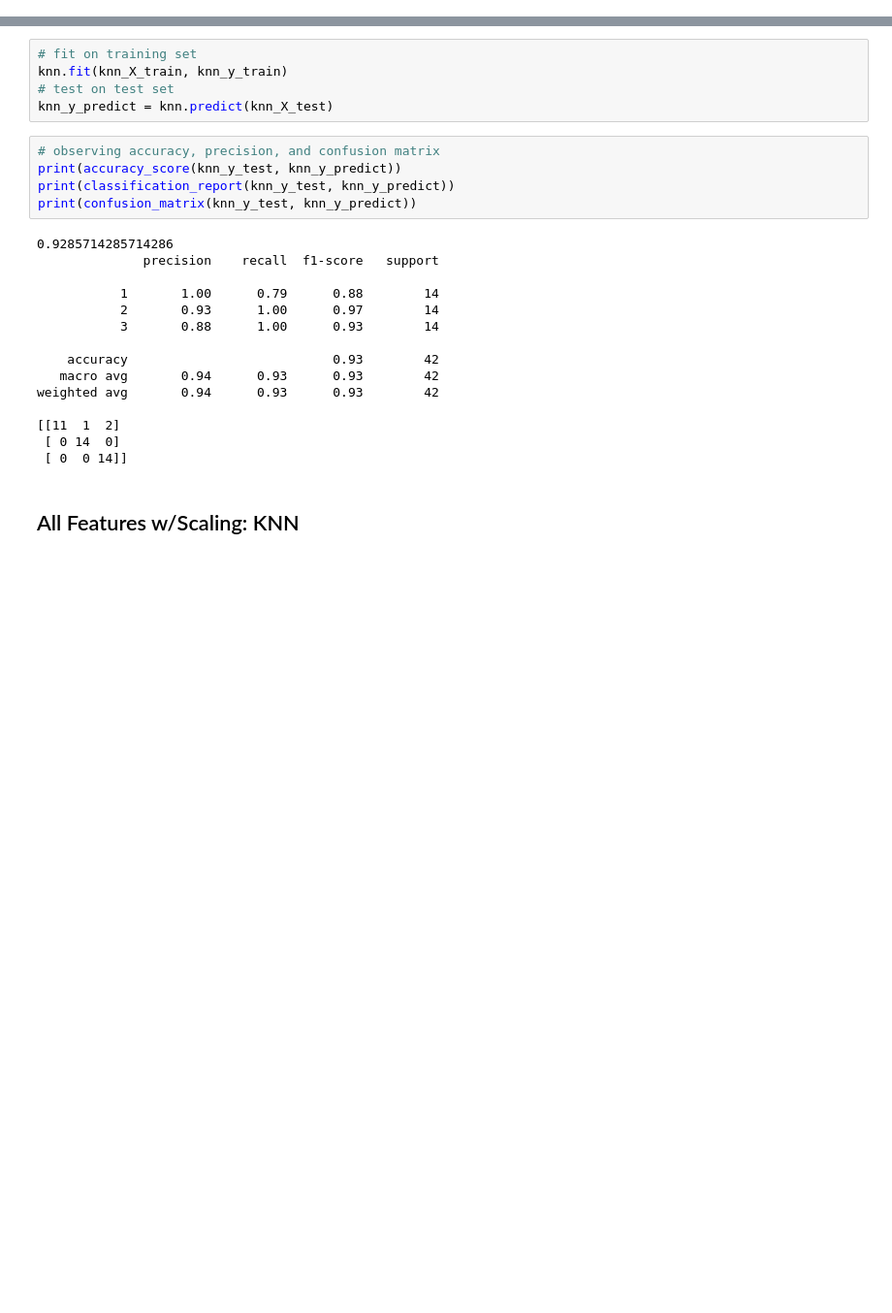
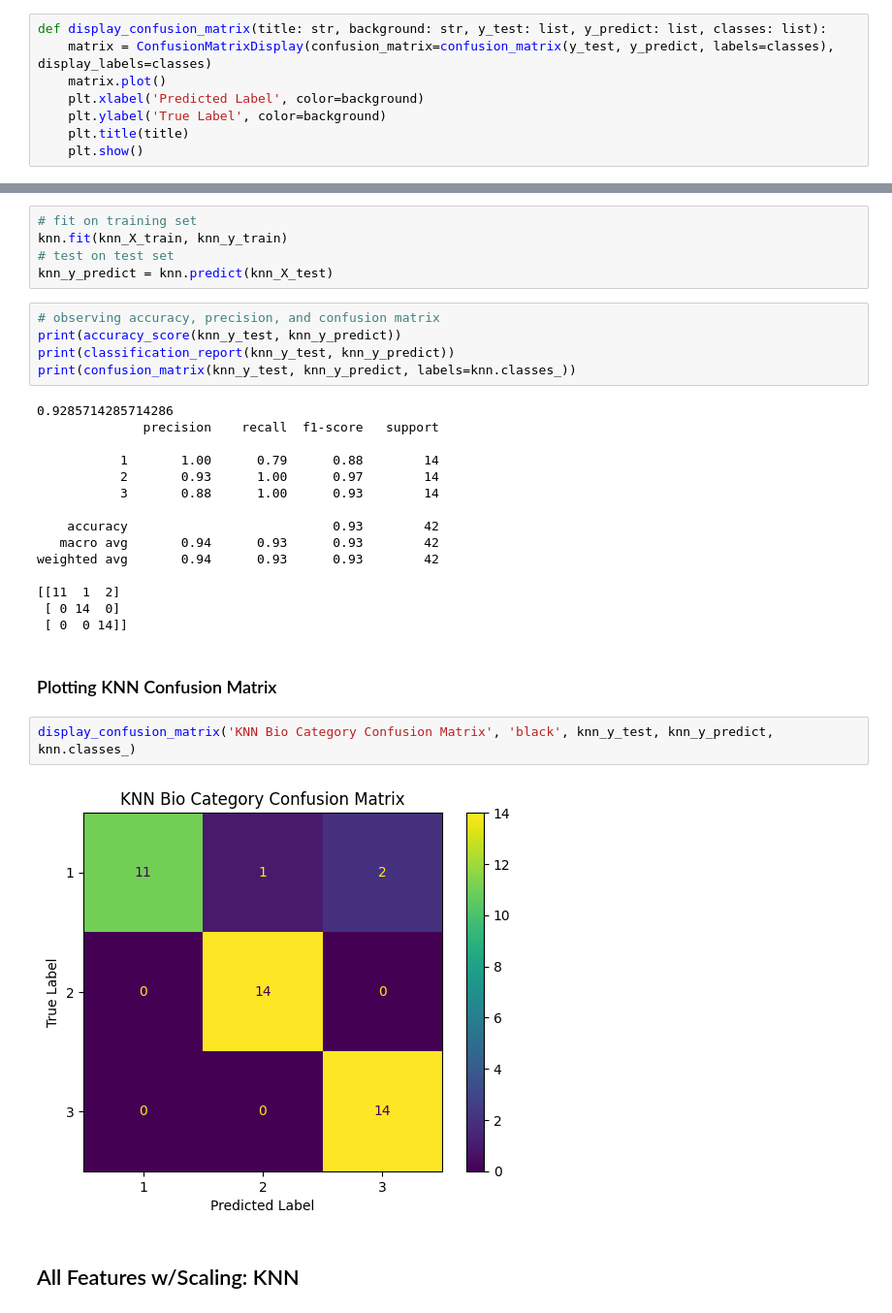
Before and after one commit to t-lnguyen/machine-learning-w-python, a Jupyter notebook: assignments/A3/src/7324.A3.KNNvDT.submit.ipynb, the cells around one changed output, grey strips where cells are left out. Shown at 97% size. Drawn from its saved outputs; the diff is of its cells as text; blank space fills up the shorter version.

Commit message:
add plots of confusion matrix

```diff
--- a/assignments/A3/src/7324.A3.KNNvDT.submit.ipynb
+++ b/assignments/A3/src/7324.A3.KNNvDT.submit.ipynb
@@ -20,3 +21,11 @@ import time
+# %%
+def display_confusion_matrix(title: str, background: str, y_test: list, y_predict: list, classes: list):
+    matrix = ConfusionMatrixDisplay(confusion_matrix=confusion_matrix(y_test, y_predict, labels=classes), display_labels=classes)
+    matrix.plot()
+    plt.xlabel('Predicted Label', color=background)
+    plt.ylabel('True Label', color=background)
+    plt.title(title)
+    plt.show()
 # %% [markdown]
 ## Loading dataset
 # %%
@@ -73,7 +82,7 @@ knn_y_predict = knn.predict(knn_X_test)
 # observing accuracy, precision, and confusion matrix
 print(accuracy_score(knn_y_test, knn_y_predict))
 print(classification_report(knn_y_test, knn_y_predict))
-print(confusion_matrix(knn_y_test, knn_y_predict))
+print(confusion_matrix(knn_y_test, knn_y_predict, labels=knn.classes_))
 # %% [output]
 0.9285714285714286
               precision    recall  f1-score   support
@@ -89,6 +98,12 @@ weighted avg       0.94      0.93      0.93        42
 [[11  1  2]
  [ 0 14  0]
  [ 0  0 14]]
+# %% [markdown]
+### Plotting KNN Confusion Matrix
+# %%
+display_confusion_matrix('KNN Bio Category Confusion Matrix', 'black', knn_y_test, knn_y_predict, knn.classes_)
+# %% [output]
+[figure, added]
 # %% [markdown]
 ## All Features w/Scaling: KNN
 # %%
```
Also changed, not shown: parts of 16 cells of this notebook.
